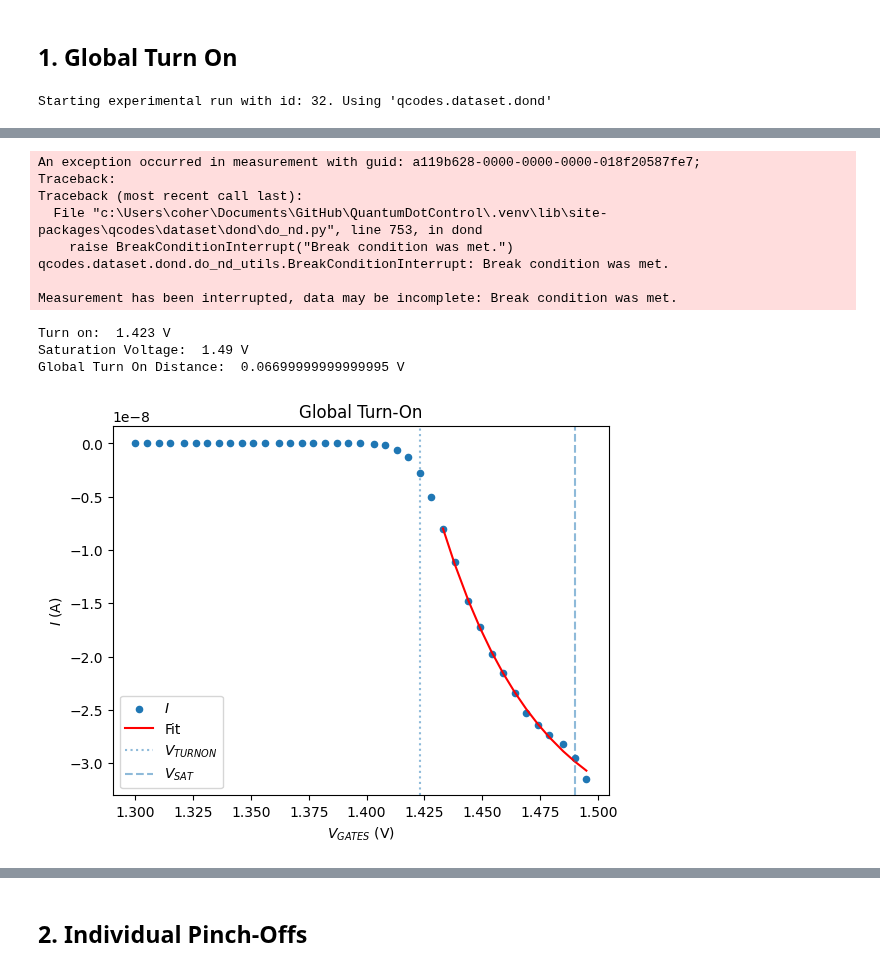
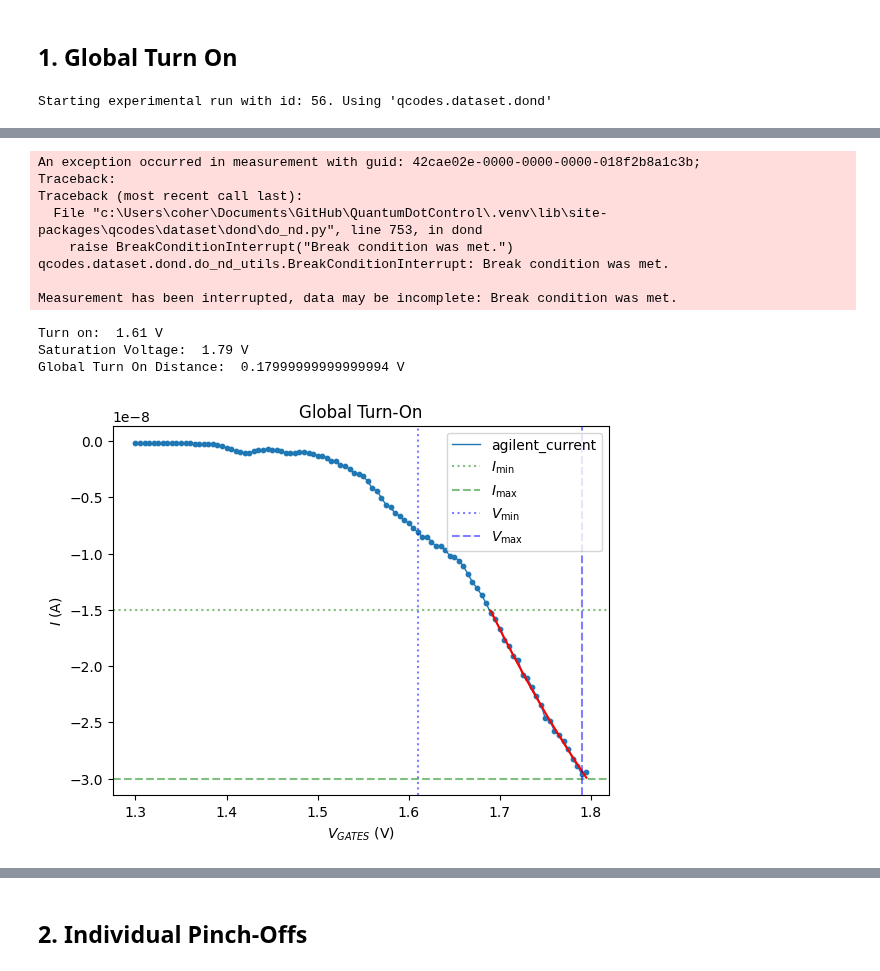
Before and after one commit to mainCSG/QuantumDotControl, a Jupyter notebook: autotuning/bootstrapping/notebooks/qcodes_exp.ipynb, the cells around one changed output, grey strips where cells are left out. Saved outputs shown, nothing was run; the diff lists cells and outputs as text; code cells hidden in the pictures.

```diff
--- a/autotuning/bootstrapping/notebooks/qcodes_exp.ipynb
+++ b/autotuning/bootstrapping/notebooks/qcodes_exp.ipynb
@@ -59,22 +59,22 @@ VI_sweep = Measurement(exp=preamp_bias_exp)
 # %%
-# Record independent variable
-VI_sweep.register_parameter(station.sim900.volt_1)
-# Record dependent variable (setpoints implies dependency)
-VI_sweep.register_parameter(station.agilent.volt, setpoints=[station.sim900.volt_1])
+# # Record independent variable
+# VI_sweep.register_parameter(station.sim900.volt_1)
+# # Record dependent variable (setpoints implies dependency)
+# VI_sweep.register_parameter(station.agilent.volt, setpoints=[station.sim900.volt_1])
 
-dV = 1e-3 # min resolution
-volt_min, volt_max = -10e-3, 10e-3
-voltage_sweep = np.arange(volt_min, volt_max, dV) # sweep values
-station.sim900.set_smooth({1: volt_min}) # smoothly ramp to start point
+# dV = 1e-3 # min resolution
+# volt_min, volt_max = -10e-3, 10e-3
+# voltage_sweep = np.arange(volt_min, volt_max, dV) # sweep values
+# station.sim900.set_smooth({1: volt_min}) # smoothly ramp to start point
 
-with VI_sweep.run() as datasaver:
-    for voltage in voltage_sweep:
-        station.sim900.volt_1.set(voltage) # set voltage (mV)
-        datasaver.add_result(
-            (station.sim900.volt_1, station.sim900.volt_1()),
-            (station.agilent.volt, station.agilent.volt())
-            ) # record measurement
+# with VI_sweep.run() as datasaver:
+#     for voltage in voltage_sweep:
+#         station.sim900.volt_1.set(voltage) # set voltage (mV)
+#         datasaver.add_result(
+#             (station.sim900.volt_1, station.sim900.volt_1()),
+#             (station.agilent.volt, station.agilent.volt())
+#             ) # record measurement
 
-station.sim900.set_smooth({1: 0}) # smoothly ramp to 0V after measurement
-dataset = datasaver.dataset
+# station.sim900.set_smooth({1: 0}) # smoothly ramp to 0V after measurement
+# dataset = datasaver.dataset
 # %%
@@ -127,6 +134,6 @@ initialise_or_create_database_at(f"~/experiments_{today_date}.db")
 # %%
 device_info = {}
-initialization_exp = load_or_create_experiment('Initialization', sample_name='SET N43')
+initialization_exp = load_or_create_experiment('Initialization', sample_name='SET N44')
 # %%
 station.sim900.set_smooth({
     'S': 0,
@@ -167,12 +174,12 @@ sensitivity = 1e-7 # A/V
 VBias = 0.1 # V
 
 abs_max_current_threshold = 30.0e-9
-abs_min_current_threshold = 0.25 * abs_max_current_threshold
+abs_min_current_threshold = 0.5 * abs_max_current_threshold
 
 station.sim900.set_smooth({'S': VBias})
 
 # TECHNICALLY SHOULD BE MEASURED BEFORE EVERYTIME
-IBias = 0 #A
+preamp_bias = 0 # V
 # %% [markdown]
 ## 1. Global Turn On
 # %%
@@ -235,7 +252,7 @@ station.sim900.set_smooth({
     'STR': min_V
 })
 
-max_V = 1.5 # V
+max_V = 2 # V
 dV = 0.005 # V
 N = int(np.abs(max_V-min_V) / dV) + 1
 
@@ -260,6 +277,7 @@ result = dond(
         *gate_sweeps
     ),
     station.agilent.volt,
+    write_period=0.1,
     break_condition=max_current,
     exit_actions=[fit_data],
     measurement_name='Global Turn On',
@@ -267,5 +285,5 @@ result = dond(
     show_progress=True
 ) # Return result: A tuple of QCoDeS DataSet, Matplotlib axis, Matplotlib colorbar.
 # %% [output]
-Starting experimental run with id: 32. Using 'qcodes.dataset.dond'
+Starting experimental run with id: 56. Using 'qcodes.dataset.dond'
     sim900_volt_LB  sim900_volt_RB  sim900_volt_STR  agilent_volt
@@ -288,15 +303,15 @@ Starting experimental run with id: 32. Using 'qcodes.dataset.dond'
-An exception occurred in measurement with guid: a119b628-0000-0000-0000-018f20587fe7;
+An exception occurred in measurement with guid: 42cae02e-0000-0000-0000-018f2b8a1c3b;
 Traceback:
 Traceback (most recent call last):
   File "c:\Users\coher\Documents\GitHub\QuantumDotControl\.venv\lib\site-packages\qcodes\dataset\dond\do_nd.py", line 753, in dond
     raise BreakConditionInterrupt("Break condition was met.")
 qcodes.dataset.dond.do_nd_utils.BreakConditionInterrupt: Break condition was met.
 
 Measurement has been interrupted, data may be incomplete: Break condition was met.
-Turn on:  1.423 V
-Saturation Voltage:  1.49 V
-Global Turn On Distance:  0.06699999999999995 V
+Turn on:  1.61 V
+Saturation Voltage:  1.79 V
+Global Turn On Distance:  0.17999999999999994 V
-[figure, old version]
+[figure, new version]
 # %%
 print(device_info)
 device_info['LB'] = {}
```
Also changed, not shown: parts of 18 cells of this notebook, 2 other files.
